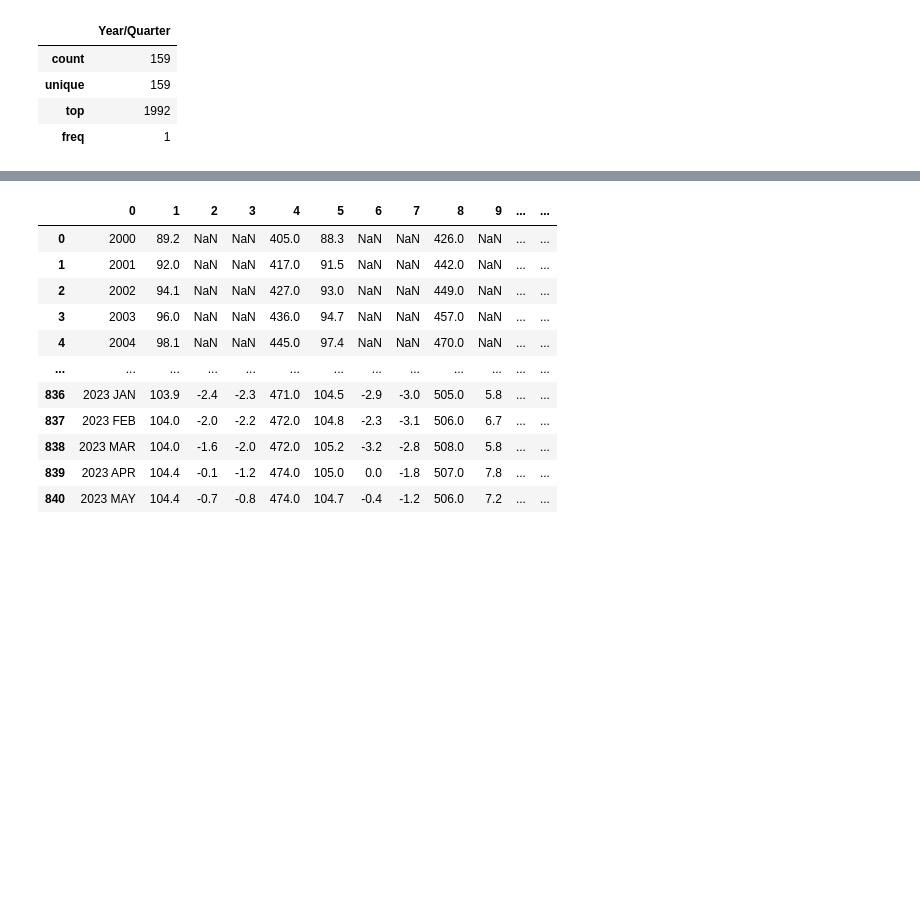
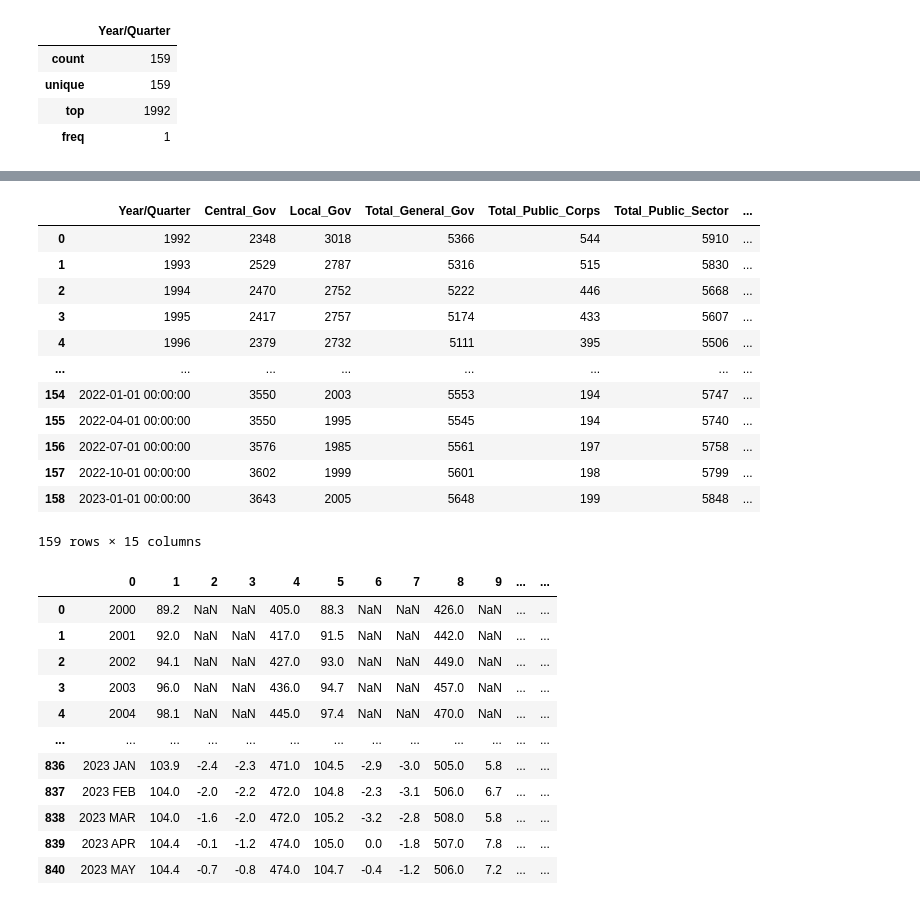
Before and after one commit to Carloselrecharlie/ML_assessment_repeat, a Jupyter notebook: sba22448_Integrated_CA-ML.ipynb, the cells around one changed output, grey strips where cells are left out. Cells and saved outputs as stored; diff of their text form; code cells hidden in the pictures; blank space fills up the shorter version.

```diff
--- a/sba22448_Integrated_CA-ML.ipynb
+++ b/sba22448_Integrated_CA-ML.ipynb
@@ -438,0 +430,13 @@ dfUK.describe(include=object)
+# %%
+# Function to convert Year/Quarter to datetime
+def to_datetimeCustom(value):
+    year, *quarter = value.split(' ') #quarter holds the string after the white space
+    if quarter:
+        quarter_num = int(quarter[0][1]) # If quarter exists it extracts the second element of string
+        month = (quarter_num - 1) * 3 + 1 # calculating the starting month of the quarter
+        return pd.to_datetime(f'{year}-{month:02d}-01')
+    else:
+        return int(year)
+# %%
+# Convert the 'Year/Quarter' column to datetime
+dfUK['Year/Quarter'] = dfUK['Year/Quarter'].apply(to_datetimeCustom)
@@ -439,3 +458,19 @@ dfUK.describe(include=object)
+# %%
+dfUK
+# %% [output]
+|  | Year/Quarter | Central_Gov | Local_Gov | Total_General_Gov | Total_Public_Corps | Total_Public_Sector | ... |
+| 0 | 1992 | 2348 | 3018 | 5366 | 544 | 5910 | ... |
+| 1 | 1993 | 2529 | 2787 | 5316 | 515 | 5830 | ... |
+| 2 | 1994 | 2470 | 2752 | 5222 | 446 | 5668 | ... |
+| 3 | 1995 | 2417 | 2757 | 5174 | 433 | 5607 | ... |
+| 4 | 1996 | 2379 | 2732 | 5111 | 395 | 5506 | ... |
+| ... | ... | ... | ... | ... | ... | ... | ... |
+| 154 | 2022-01-01 00:00:00 | 3550 | 2003 | 5553 | 194 | 5747 | ... |
+| 155 | 2022-04-01 00:00:00 | 3550 | 1995 | 5545 | 194 | 5740 | ... |
+| 156 | 2022-07-01 00:00:00 | 3576 | 1985 | 5561 | 197 | 5758 | ... |
+| 157 | 2022-10-01 00:00:00 | 3602 | 1999 | 5601 | 198 | 5799 | ... |
+| 158 | 2023-01-01 00:00:00 | 3643 | 2005 | 5648 | 199 | 5848 | ... |
+159 rows × 15 columns
 # %%
 pd.read_csv('emp.csv',skiprows=7,header=None)
 # %% [output]
```
Also changed, not shown: parts of 5 cells of this notebook, 1 other file.
